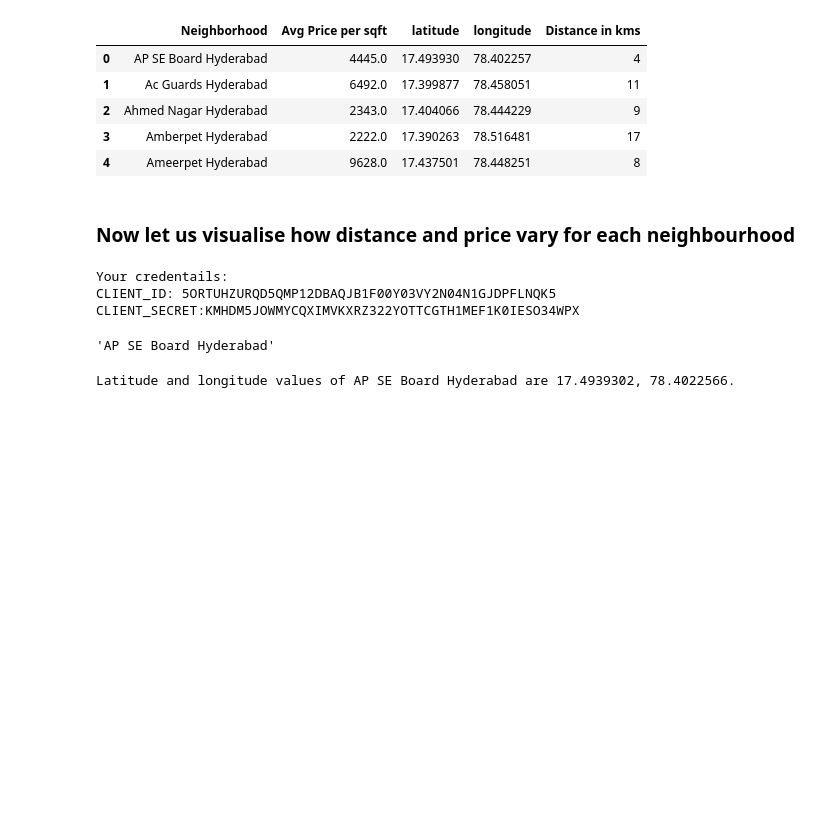
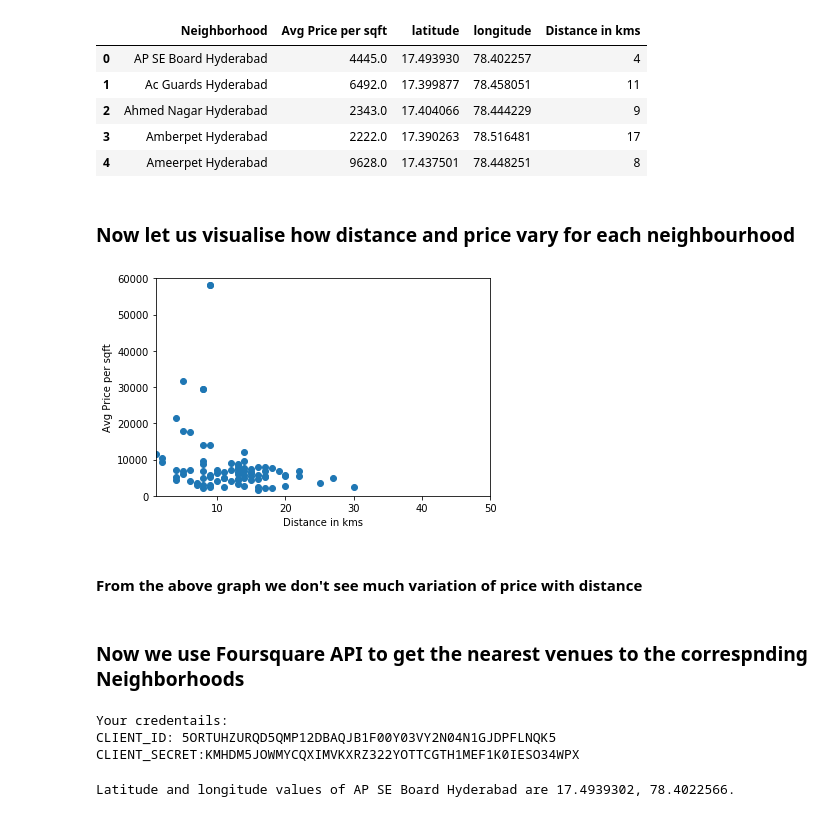
Before and after one commit to Poojakatta/THE-BATTLE-OF-NEIGHBOURHOODS-WEEK1-, a Jupyter notebook: BATTLE OF NEIGHBORHOODS(WEEK2).ipynb, the cells around one changed output. Cells and saved outputs as stored; diff of their text form; code cells hidden in the pictures; blank space fills up the shorter version.

```diff
--- a/BATTLE OF NEIGHBORHOODS(WEEK2).ipynb
+++ b/BATTLE OF NEIGHBORHOODS(WEEK2).ipynb
@@ -153,4 +159,20 @@ hyderabad_neighbourhoods.head()
 | 4 | Ameerpet Hyderabad | 9628.0 | 17.437501 | 78.448251 | 8 |
 # %% [markdown]
 ### Now let us visualise how distance and price vary for each neighbourhood ###
+# %%
+plt.scatter('Distance in kms','Avg Price per sqft',data=hyderabad_neighbourhoods)
+
+plt.ylim(1,60000)
+plt.xlim(1,50)
+
+plt.xlabel('Distance in kms')
+plt.ylabel('Avg Price per sqft')
+
+plt.show()
+# %% [output]
+[figure, added]
+# %% [markdown]
+#### From the above graph we don't see much variation of price with distance ####
+# %% [markdown]
+### Now we use Foursquare API to get the nearest venues to the correspnding Neighborhoods ###
 # %%
@@ -165,10 +188,6 @@ print('CLIENT_SECRET:' + CLIENT_SECRET)
 Your credentails:
 CLIENT_ID: 5ORTUHZURQD5QMP12DBAQJB1F00Y03VY2N04N1GJDPFLNQK5
 CLIENT_SECRET:KMHDM5JOWMYCQXIMVKXRZ322YOTTCGTH1MEF1K0IESO34WPX
-# %%
-hyderabad_neighbourhoods.loc[0, 'Neighborhood']
-# %% [output]
-'AP SE Board Hyderabad'
 # %%
 neighborhood_latitude = hyderabad_neighbourhoods.loc[0, 'latitude'] # neighborhood latitude value
 neighborhood_longitude = hyderabad_neighbourhoods.loc[0, 'longitude'] # neighborhood longitude value
```
Also changed, not shown: parts of 35 cells of this notebook.
